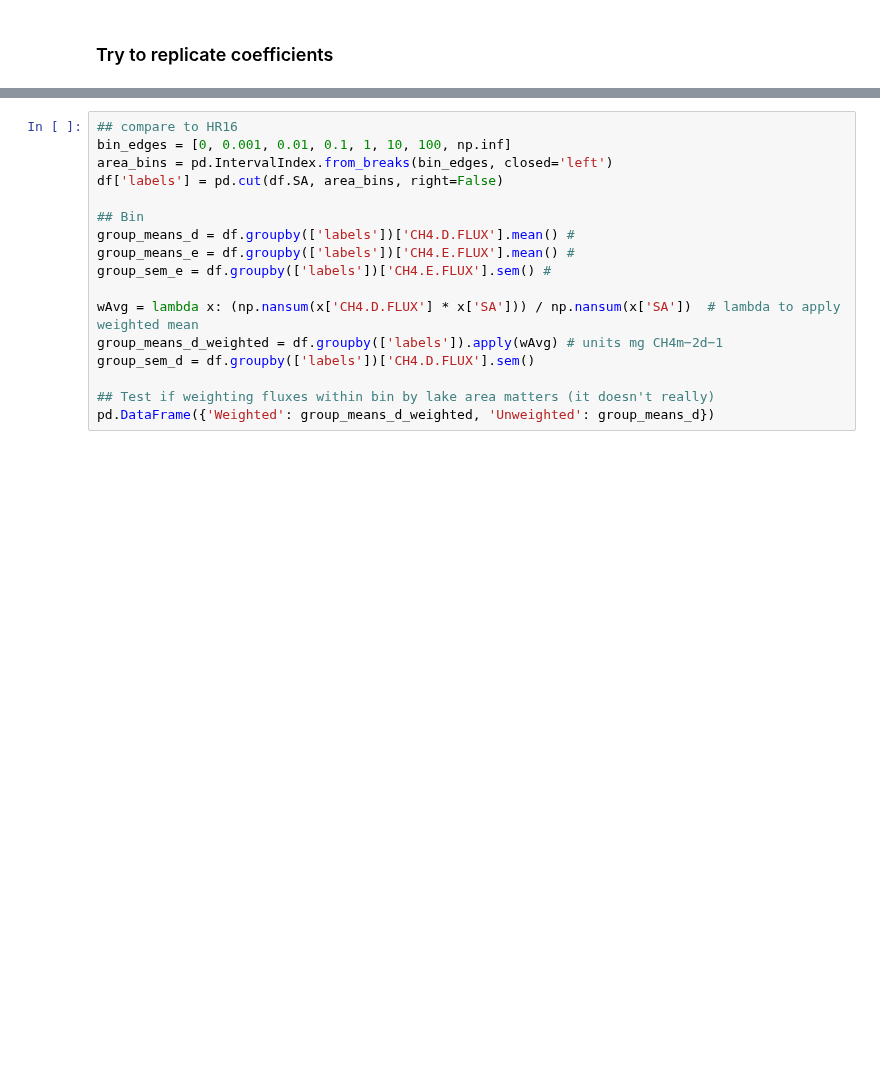
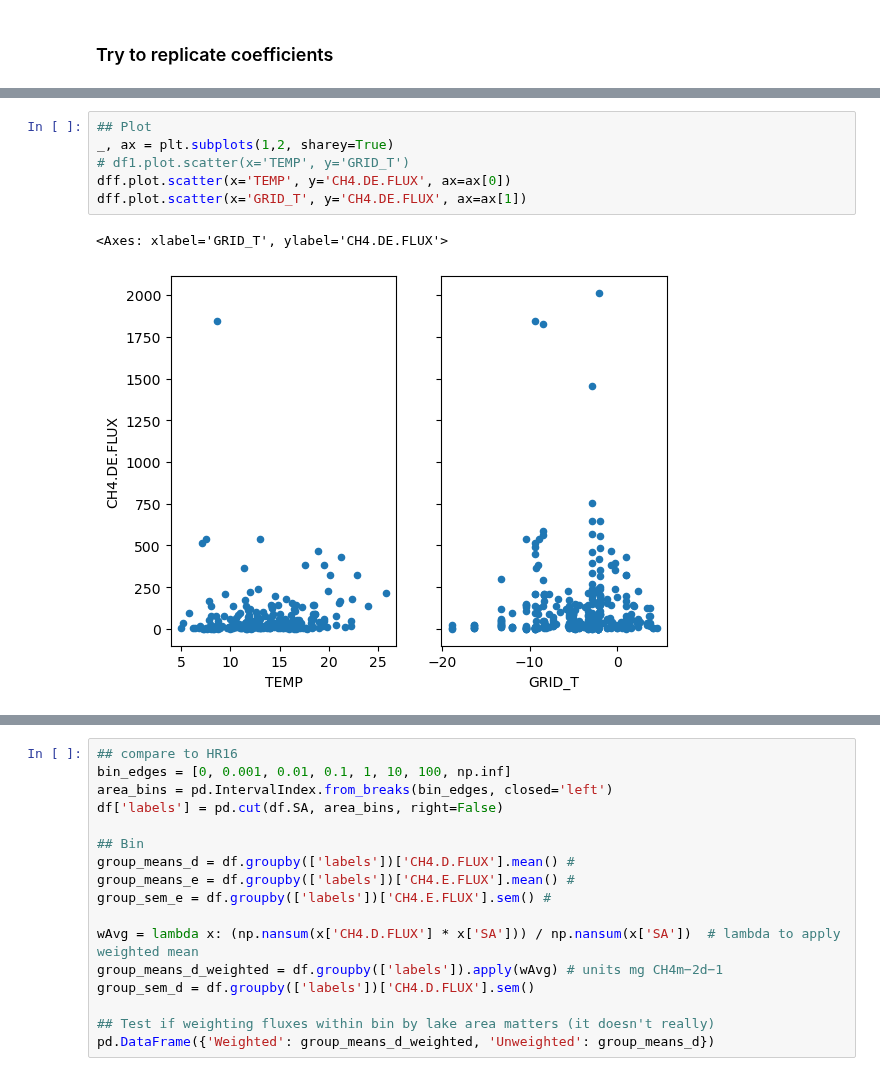
Before and after one commit to ekcomputer/lake-area, a Jupyter notebook: LSD/notebooks/baseline_estimates.ipynb, the cells around one changed output, grey strips where cells are left out. Saved outputs shown, nothing was run; the diff lists cells and outputs as text; blank space fills up the shorter version.

```diff
--- a/LSD/notebooks/baseline_estimates.ipynb
+++ b/LSD/notebooks/baseline_estimates.ipynb
@@ -131,0 +159,9 @@ Text(0.5, 0, 'Mg CH4 / m2 /day')
+# %%
+## Plot
+_, ax = plt.subplots(1,2, sharey=True)
+# df1.plot.scatter(x='TEMP', y='GRID_T')
+dff.plot.scatter(x='TEMP', y='CH4.DE.FLUX', ax=ax[0])
+dff.plot.scatter(x='GRID_T', y='CH4.DE.FLUX', ax=ax[1])
+# %% [output]
+<Axes: xlabel='GRID_T', ylabel='CH4.DE.FLUX'>
+[figure, added]
```
Also changed, not shown: parts of 36 cells of this notebook.
